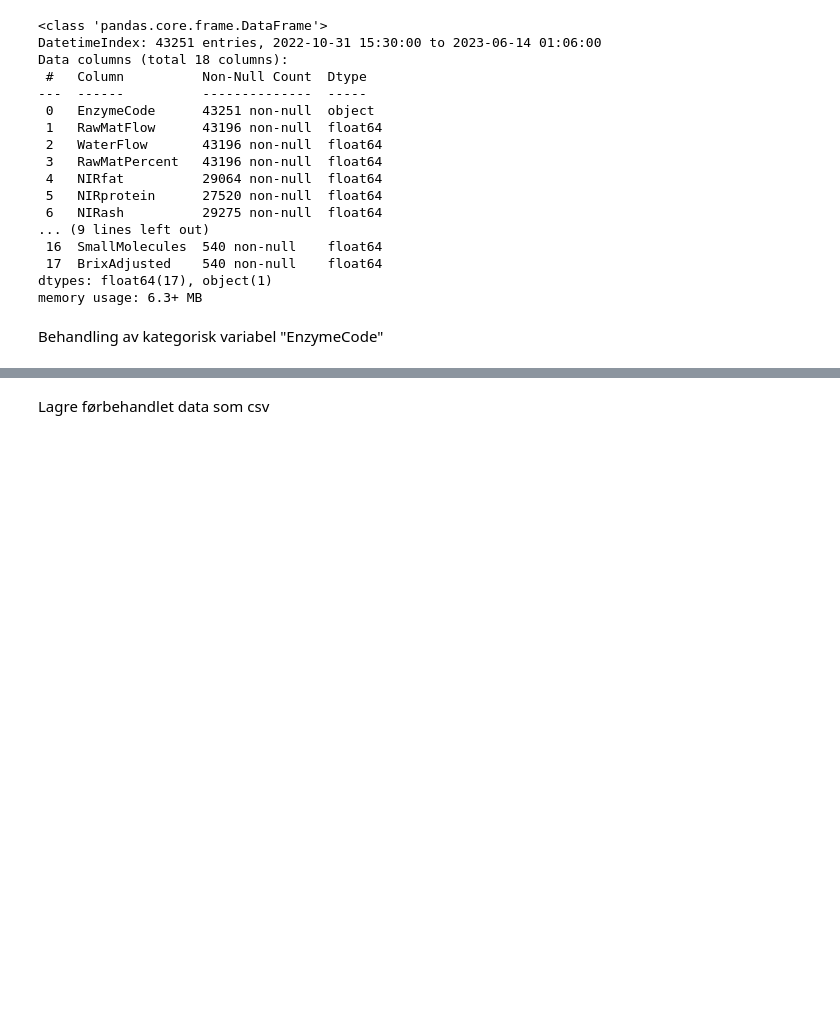
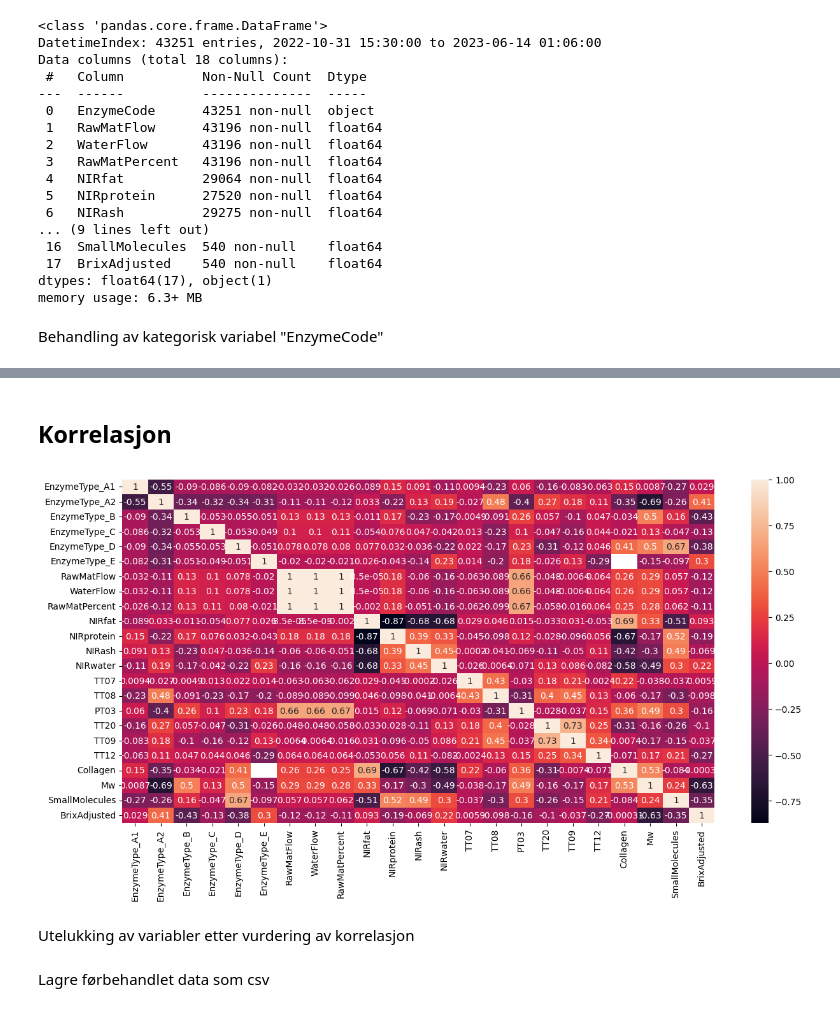
Before and after one commit to PreyPython123/Master-V24-Semiveiledet-Regresjon, a Jupyter notebook: Bioco_Dataprosessering,_Dataforståelse_og_Dataundersøkelse.ipynb, the cells around one changed output, grey strips where cells are left out. Saved outputs shown, nothing was run; the diff lists cells and outputs as text; code cells hidden in the pictures; blank space fills up the shorter version.

```diff
--- a/Bioco_Dataprosessering,_Dataforståelse_og_Dataundersøkelse.ipynb
+++ b/Bioco_Dataprosessering,_Dataforståelse_og_Dataundersøkelse.ipynb
@@ -162,0 +146,12 @@ bioco_data
+# %% [markdown]
+## Korrelasjon
+# %%
+# Lager en korrelasjonsmatrise med annotering
+korrelasjon_matrise = bioco_data.corr()
+plt.figure(figsize=(15, 7))
+sns.heatmap(korrelasjon_matrise, annot=True)
+plt.show()
+# %% [output]
+[figure, added]
+# %% [markdown]
+Utelukking av variabler etter vurdering av korrelasjon
```
Also changed, not shown: parts of 2 cells of this notebook.
